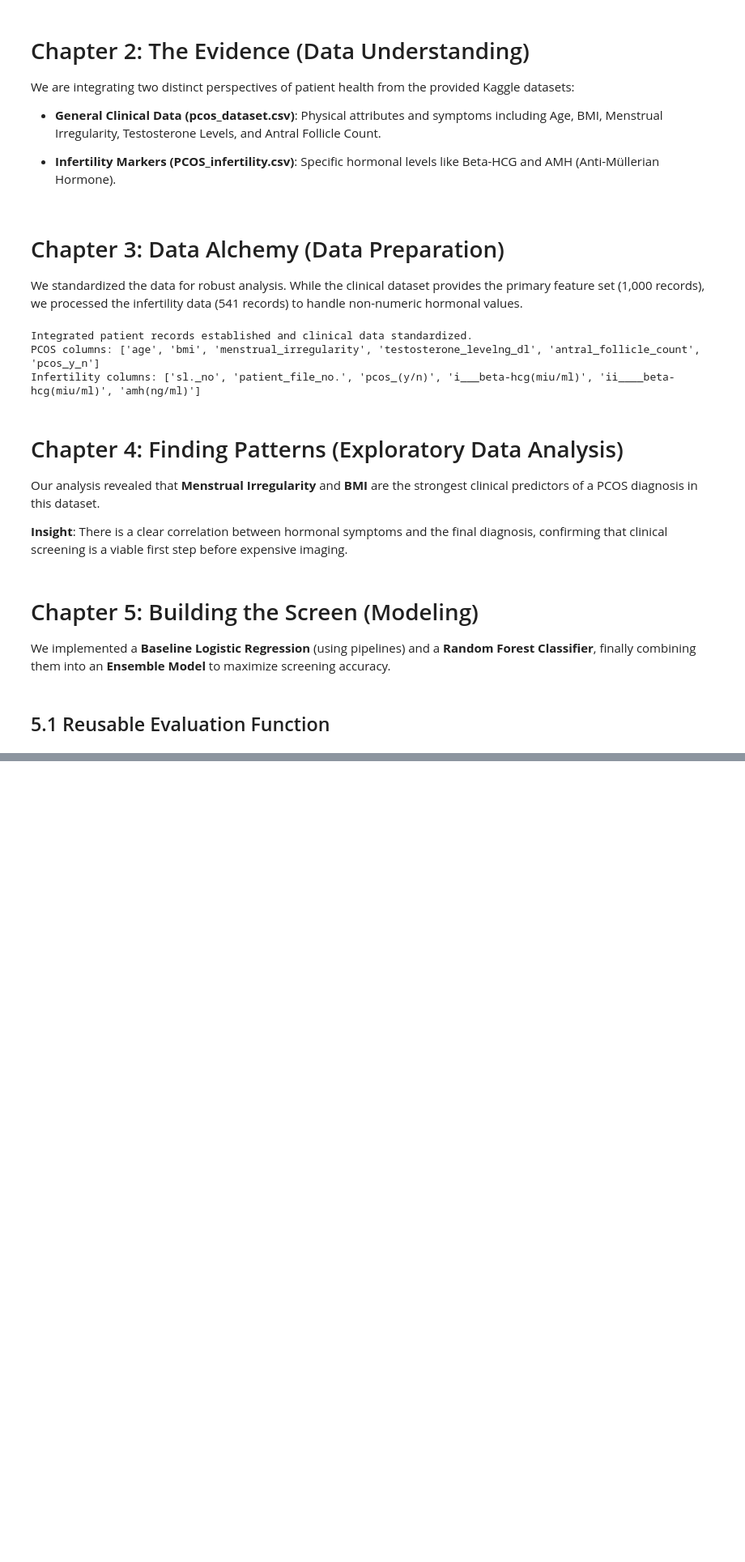
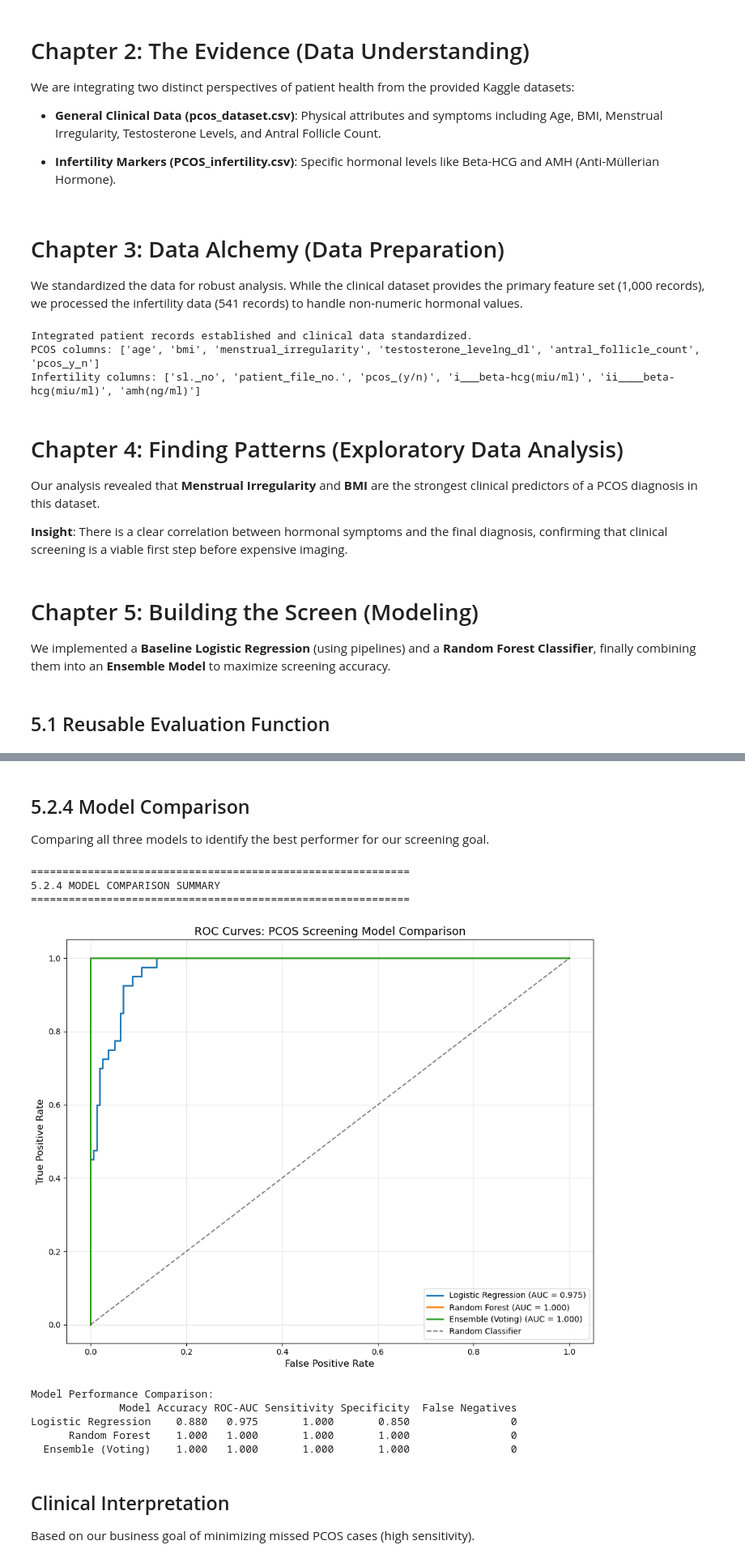
Before and after one commit to Skylar-Lorena/pcos-clinical-screening-ml, a Jupyter notebook: notebooks/pcos_analysis.ipynb, the cells around one changed output, grey strips where cells are left out. Shown at 81% size. Cells and saved outputs as stored; diff of their text form; code cells hidden in the pictures; blank space fills up the shorter version.

```diff
--- a/notebooks/pcos_analysis.ipynb
+++ b/notebooks/pcos_analysis.ipynb
@@ -115,0 +350,80 @@ NameError: name 'X_train' is not defined
+# %% [markdown]
+## 5.2.4 Model Comparison
+
+Comparing all three models to identify the best performer for our screening goal.
+# %%
+print("\n" + "=" * 60)
+print("5.2.4 MODEL COMPARISON SUMMARY")
+print("=" * 60)
+
+# Collect models for comparison
+models = {
+    "Logistic Regression": pipe_lr,
+    "Random Forest": pipe_rf,
+    "Ensemble (Voting)": ensemble,
+}
+
+# Create comparison dataframe
+comparison_results = []
+
+plt.figure(figsize=(10, 8))
+
+for name, model in models.items():
+    # Predictions
+    y_pred = model.predict(X_test)
+    y_proba = model.predict_proba(X_test)[:, 1]
+
+    # Calculate metrics
+    accuracy = accuracy_score(y_test, y_pred)
+    roc_auc = roc_auc_score(y_test, y_proba)
+
+    # Confusion matrix for sensitivity
+    cm = confusion_matrix(y_test, y_pred)
+    tn, fp, fn, tp = cm.ravel()
+    sensitivity = tp / (tp + fn)
+    specificity = tn / (tn + fp)
+
+    # Store results
+    comparison_results.append(
+        {
+            "Model": name,
+            "Accuracy": f"{accuracy:.3f}",
+            "ROC-AUC": f"{roc_auc:.3f}",
+            "Sensitivity": f"{sensitivity:.3f}",
+            "Specificity": f"{specificity:.3f}",
+            "False Negatives": fn,
+        }
+    )
+
+    # ROC Curve
+    fpr, tpr, _ = roc_curve(y_test, y_proba)
+    plt.plot(fpr, tpr, label=f"{name} (AUC = {roc_auc:.3f})", linewidth=2)
+
+# Plot ROC curves
+plt.plot([0, 1], [0, 1], "k--", label="Random Classifier", alpha=0.5)
+plt.xlabel("False Positive Rate", fontsize=12)
+plt.ylabel("True Positive Rate", fontsize=12)
+plt.title("ROC Curves: PCOS Screening Model Comparison", fontsize=14)
+plt.legend(loc="lower right")
+plt.grid(True, alpha=0.3)
+plt.tight_layout()
+plt.show()
+
+# Display comparison table
+comparison_df = pd.DataFrame(comparison_results)
+print("\nModel Performance Comparison:")
+print(comparison_df.to_string(index=False))
+# %% [output]
+============================================================
+5.2.4 MODEL COMPARISON SUMMARY
+============================================================
+[figure, added]
+Model Performance Comparison:
+              Model Accuracy ROC-AUC Sensitivity Specificity  False Negatives
+Logistic Regression    0.880   0.975       1.000       0.850                0
+      Random Forest    1.000   1.000       1.000       1.000                0
+  Ensemble (Voting)    1.000   1.000       1.000       1.000                0
+# %% [markdown]
+## Clinical Interpretation
+
+Based on our business goal of minimizing missed PCOS cases (high sensitivity).
```
Also changed, not shown: parts of 11 cells of this notebook.
